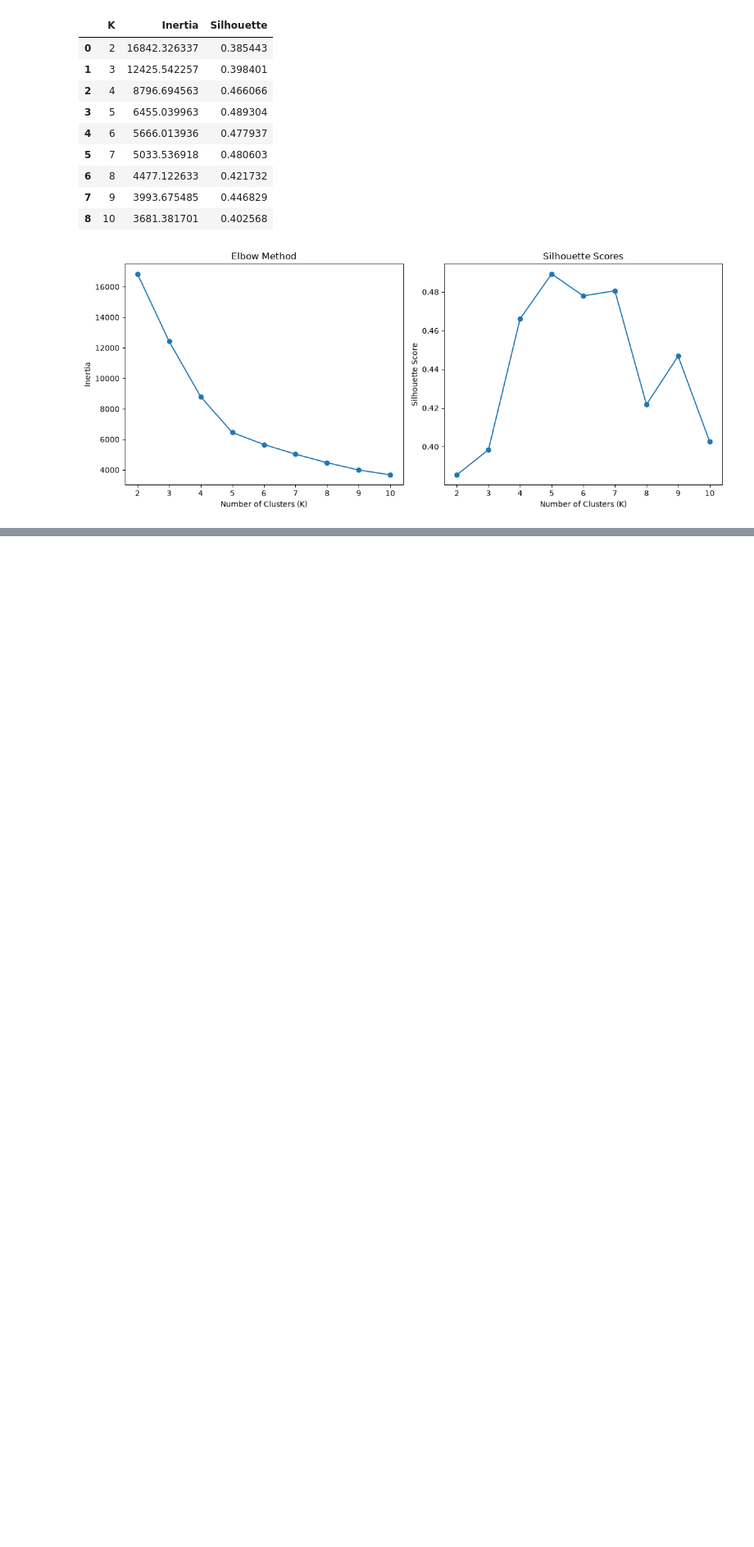
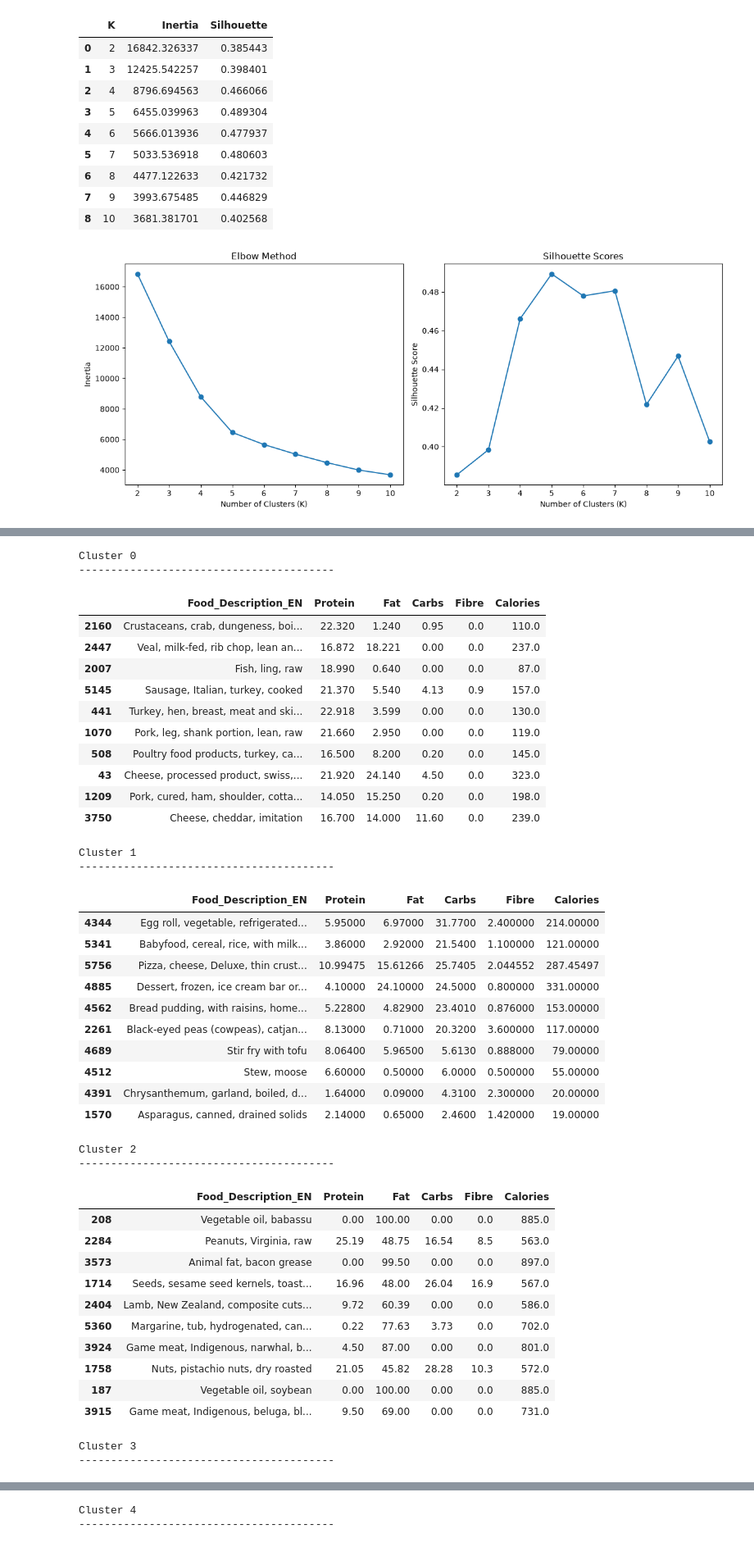
Before and after one commit to dhrutigandhi05/Food-Nutrition-Clustering, a Jupyter notebook: notebooks/kMeans.ipynb, the cells around one changed output, grey strips where cells are left out. Shown at 82% size. Drawn from its saved outputs; the diff is of its cells as text; code cells hidden in the pictures; blank space fills up the shorter version.

```diff
--- a/notebooks/kMeans.ipynb
+++ b/notebooks/kMeans.ipynb
@@ -127,3 +127,16 @@ plt.tight_layout()
 plt.show()
 # %% [output]
 [figure]
+# %%
+optimal_k = 5
+
+kmeans = KMeans(
+    n_clusters=optimal_k,
+    random_state=42,
+    n_init=10
+)
+
+cluster_labels = kmeans.fit_predict(X_scaled)
+df["Cluster"] = cluster_labels
+print("Cluster sizes:")
+print(df["Cluster"].value_counts().sort_index())
@@ -129,0 +163,64 @@ plt.show()
+# %%
+for cluster in sorted(df["Cluster"].unique()):
+    print(f"\nCluster {cluster}")
+    print("-" * 40)
+
+    sample = df[df["Cluster"] == cluster].sample(
+        n=min(10, (df["Cluster"] == cluster).sum()),
+        random_state=42
+    )
+
+    display(
+        sample[
+            [
+                "Food_Description_EN",
+                "Protein",
+                "Fat",
+                "Carbs",
+                "Fibre",
+                "Calories"
+            ]
+        ]
+    )
+# %% [output]
+Cluster 0
+----------------------------------------
+|  | Food_Description_EN | Protein | Fat | Carbs | Fibre | Calories |
+| 2160 | Crustaceans, crab, dungeness, boi... | 22.320 | 1.240 | 0.95 | 0.0 | 110.0 |
+| 2447 | Veal, milk-fed, rib chop, lean an... | 16.872 | 18.221 | 0.00 | 0.0 | 237.0 |
+| 2007 | Fish, ling, raw | 18.990 | 0.640 | 0.00 | 0.0 | 87.0 |
+| 5145 | Sausage, Italian, turkey, cooked | 21.370 | 5.540 | 4.13 | 0.9 | 157.0 |
+| 441 | Turkey, hen, breast, meat and ski... | 22.918 | 3.599 | 0.00 | 0.0 | 130.0 |
+| 1070 | Pork, leg, shank portion, lean, raw | 21.660 | 2.950 | 0.00 | 0.0 | 119.0 |
+| 508 | Poultry food products, turkey, ca... | 16.500 | 8.200 | 0.20 | 0.0 | 145.0 |
+| 43 | Cheese, processed product, swiss,... | 21.920 | 24.140 | 4.50 | 0.0 | 323.0 |
+| 1209 | Pork, cured, ham, shoulder, cotta... | 14.050 | 15.250 | 0.20 | 0.0 | 198.0 |
+| 3750 | Cheese, cheddar, imitation | 16.700 | 14.000 | 11.60 | 0.0 | 239.0 |
+Cluster 1
+----------------------------------------
+|  | Food_Description_EN | Protein | Fat | Carbs | Fibre | Calories |
+| 4344 | Egg roll, vegetable, refrigerated... | 5.95000 | 6.97000 | 31.7700 | 2.400000 | 214.00000 |
+| 5341 | Babyfood, cereal, rice, with milk... | 3.86000 | 2.92000 | 21.5400 | 1.100000 | 121.00000 |
+| 5756 | Pizza, cheese, Deluxe, thin crust... | 10.99475 | 15.61266 | 25.7405 | 2.044552 | 287.45497 |
+| 4885 | Dessert, frozen, ice cream bar or... | 4.10000 | 24.10000 | 24.5000 | 0.800000 | 331.00000 |
+| 4562 | Bread pudding, with raisins, home... | 5.22800 | 4.82900 | 23.4010 | 0.876000 | 153.00000 |
+| 2261 | Black-eyed peas (cowpeas), catjan... | 8.13000 | 0.71000 | 20.3200 | 3.600000 | 117.00000 |
+| 4689 | Stir fry with tofu | 8.06400 | 5.96500 | 5.6130 | 0.888000 | 79.00000 |
+| 4512 | Stew, moose | 6.60000 | 0.50000 | 6.0000 | 0.500000 | 55.00000 |
+| 4391 | Chrysanthemum, garland, boiled, d... | 1.64000 | 0.09000 | 4.3100 | 2.300000 | 20.00000 |
+| 1570 | Asparagus, canned, drained solids | 2.14000 | 0.65000 | 2.4600 | 1.420000 | 19.00000 |
+Cluster 2
+----------------------------------------
+|  | Food_Description_EN | Protein | Fat | Carbs | Fibre | Calories |
+| 208 | Vegetable oil, babassu | 0.00 | 100.00 | 0.00 | 0.0 | 885.0 |
+| 2284 | Peanuts, Virginia, raw | 25.19 | 48.75 | 16.54 | 8.5 | 563.0 |
+| 3573 | Animal fat, bacon grease | 0.00 | 99.50 | 0.00 | 0.0 | 897.0 |
+| 1714 | Seeds, sesame seed kernels, toast... | 16.96 | 48.00 | 26.04 | 16.9 | 567.0 |
+| 2404 | Lamb, New Zealand, composite cuts... | 9.72 | 60.39 | 0.00 | 0.0 | 586.0 |
+| 5360 | Margarine, tub, hydrogenated, can... | 0.22 | 77.63 | 3.73 | 0.0 | 702.0 |
+| 3924 | Game meat, Indigenous, narwhal, b... | 4.50 | 87.00 | 0.00 | 0.0 | 801.0 |
+| 1758 | Nuts, pistachio nuts, dry roasted | 21.05 | 45.82 | 28.28 | 10.3 | 572.0 |
+| 187 | Vegetable oil, soybean | 0.00 | 100.00 | 0.00 | 0.0 | 885.0 |
+| 3915 | Game meat, Indigenous, beluga, bl... | 9.50 | 69.00 | 0.00 | 0.0 | 731.0 |
+Cluster 3
+----------------------------------------
@@ -129,0 +238,2 @@ plt.show()
+Cluster 4
+----------------------------------------
```
Also changed, not shown: parts of 3 cells of this notebook.
